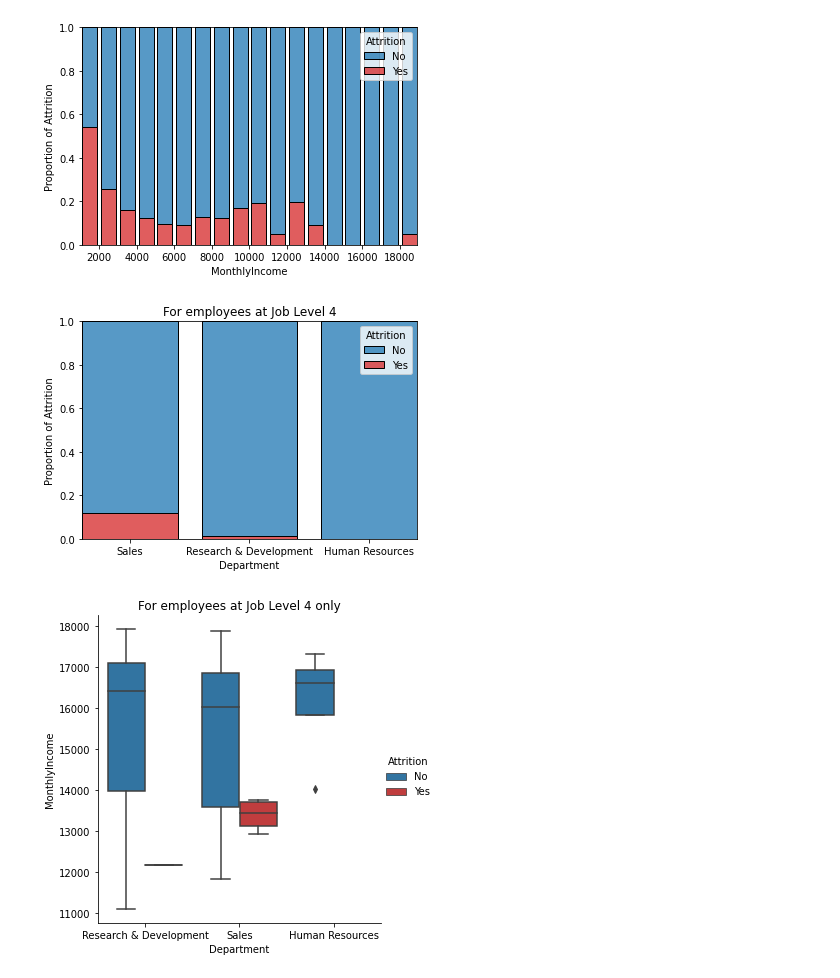
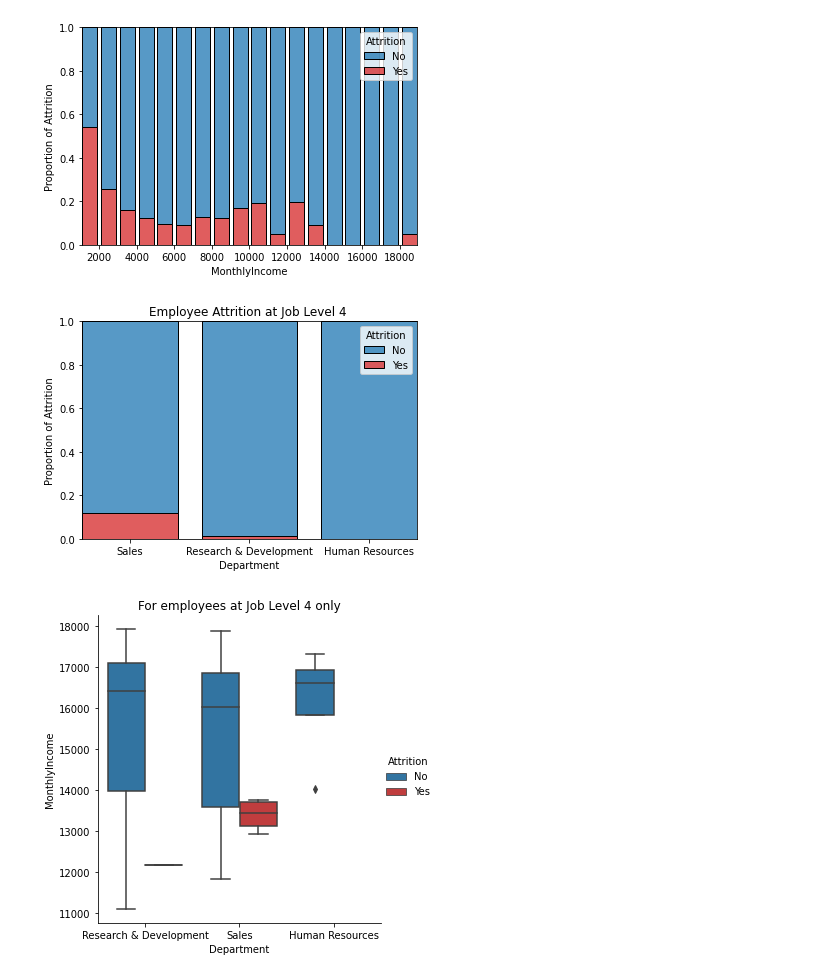
Before and after one commit to Wincenttjoi/employee-data-visualization, a Jupyter notebook: Final.ipynb, the cells around one changed output. Cells and saved outputs as stored; diff of their text form; code cells hidden in the pictures.

```diff
--- a/Final.ipynb
+++ b/Final.ipynb
@@ -116,17 +110,17 @@ plt.show()
 # %%
 ### Histogram for Department with attrition where JobLevel = 4
 p = sns.histplot(
     data=df.where(df["JobLevel"] == 4),
     bins = bins_hist,
     x="Department", hue="Attrition", hue_order=['No', 'Yes'], palette=["C0", "C3"],
     multiple="fill", stat="proportion",
     shrink=.8
 )
 p.set_ylabel("Proportion of Attrition")
-p.set_title("For employees at Job Level 4")
+p.set_title("Employee Attrition at Job Level 4 ")
 plt.show()
 # %% [output]
-[figure, old version]
+[figure, new version]
 # %%
 ### Box plot for y = Income, x = Department, hue = Attrition when joblevel = 4
 p = sns.catplot(y='MonthlyIncome', x='Department', hue='Attrition', kind="box",
```
Also changed, not shown: parts of 2 cells of this notebook.
